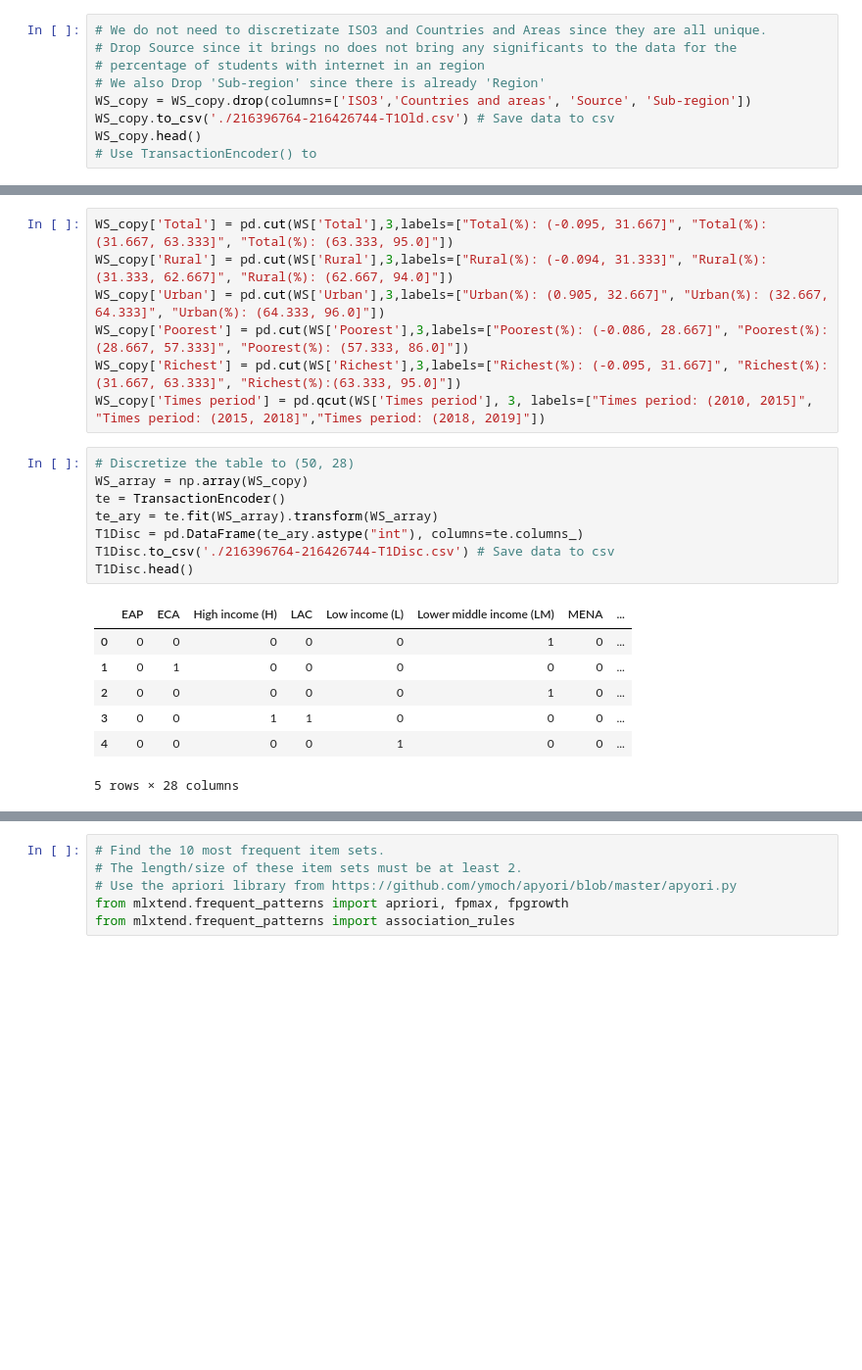
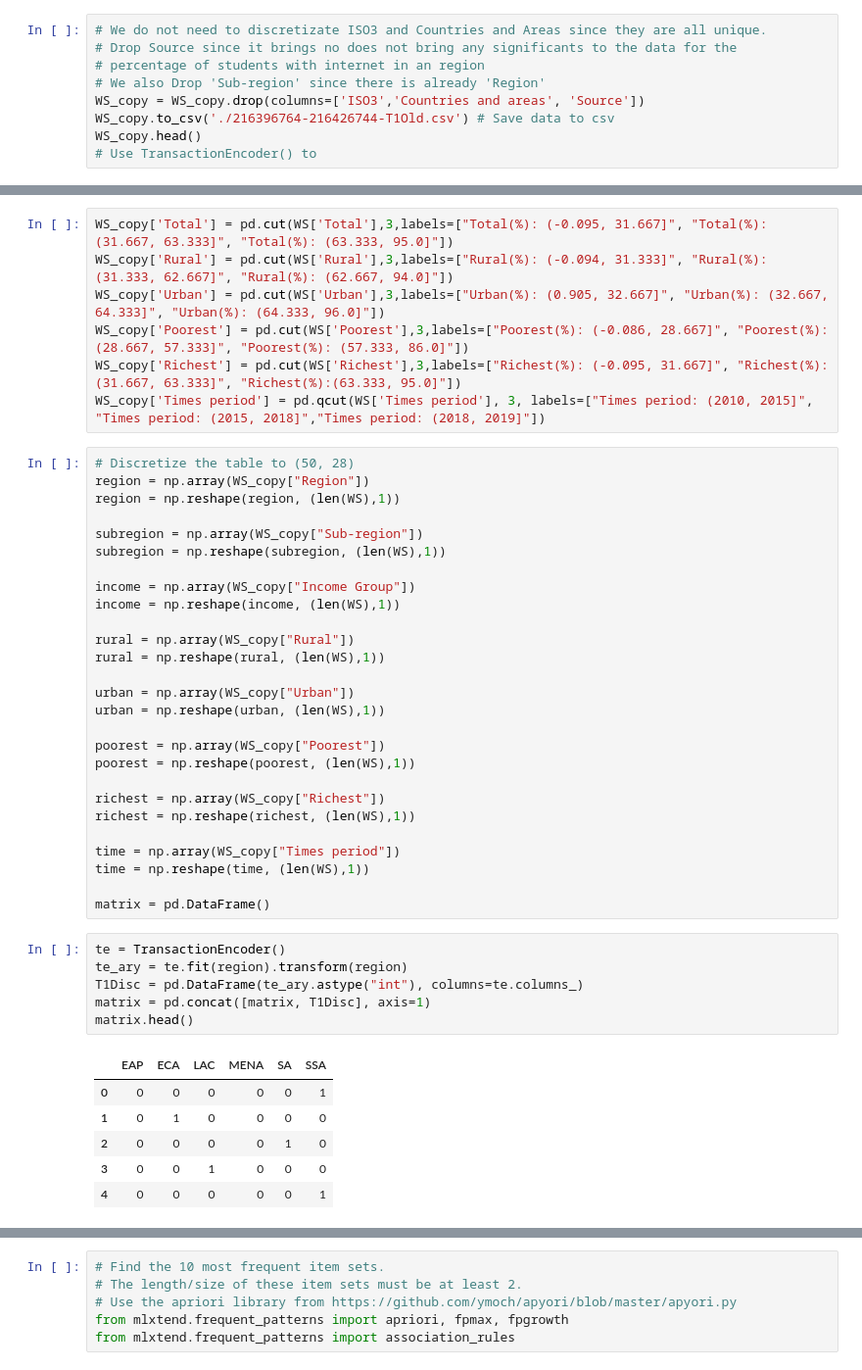
Before and after one commit to Jeffkw213/EECS4412, a Jupyter notebook: phase3/Part_3.ipynb, the cells around one changed output, grey strips where cells are left out. Shown at 98% size. Cells and saved outputs as stored; diff of their text form; blank space fills up the shorter version.

```diff
--- a/phase3/Part_3.ipynb
+++ b/phase3/Part_3.ipynb
@@ -51,7 +51,7 @@ WS_copy = WS.copy(deep=True)
 # Drop Source since it brings no does not bring any significants to the data for the
 # percentage of students with internet in an region
 # We also Drop 'Sub-region' since there is already 'Region'
-WS_copy = WS_copy.drop(columns=['ISO3','Countries and areas', 'Source', 'Sub-region'])
+WS_copy = WS_copy.drop(columns=['ISO3','Countries and areas', 'Source'])
 WS_copy.to_csv('./216396764-216426744-T1Old.csv') # Save data to csv
 WS_copy.head()
 # Use TransactionEncoder() to
@@ -171,19 +171,43 @@ WS_copy['Urban'] = pd.cut(WS['Urban'],3,labels=["Urban(%): (0.905, 32.667]", "Ur
 WS_copy['Poorest'] = pd.cut(WS['Poorest'],3,labels=["Poorest(%): (-0.086, 28.667]", "Poorest(%): (28.667, 57.333]", "Poorest(%): (57.333, 86.0]"])
 WS_copy['Richest'] = pd.cut(WS['Richest'],3,labels=["Richest(%): (-0.095, 31.667]", "Richest(%): (31.667, 63.333]", "Richest(%):(63.333, 95.0]"])
 WS_copy['Times period'] = pd.qcut(WS['Times period'], 3, labels=["Times period: (2010, 2015]", "Times period: (2015, 2018]","Times period: (2018, 2019]"])
+# %%
+# Discretize the table to (50, 28)
+region = np.array(WS_copy["Region"])
+region = np.reshape(region, (len(WS),1))
+
+subregion = np.array(WS_copy["Sub-region"])
+subregion = np.reshape(subregion, (len(WS),1))
+
+income = np.array(WS_copy["Income Group"])
+income = np.reshape(income, (len(WS),1))
+
+rural = np.array(WS_copy["Rural"])
+rural = np.reshape(rural, (len(WS),1))
+
+urban = np.array(WS_copy["Urban"])
+urban = np.reshape(urban, (len(WS),1))
+
+poorest = np.array(WS_copy["Poorest"])
+poorest = np.reshape(poorest, (len(WS),1))
+
+richest = np.array(WS_copy["Richest"])
+richest = np.reshape(richest, (len(WS),1))
+
+time = np.array(WS_copy["Times period"])
+time = np.reshape(time, (len(WS),1))
+
+matrix = pd.DataFrame()
 # %%
-# Discretize the table to (50, 28)
-WS_array = np.array(WS_copy)
 te = TransactionEncoder()
-te_ary = te.fit(WS_array).transform(WS_array)
+te_ary = te.fit(region).transform(region)
 T1Disc = pd.DataFrame(te_ary.astype("int"), columns=te.columns_)
-T1Disc.to_csv('./216396764-216426744-T1Disc.csv') # Save data to csv
-T1Disc.head()
+matrix = pd.concat([matrix, T1Disc], axis=1)
+matrix.head()
 # %% [output]
-|  | EAP | ECA | High income (H) | LAC | Low income (L) | Lower middle income (LM) | MENA | ... |
-| 0 | 0 | 0 | 0 | 0 | 0 | 1 | 0 | ... |
-| 1 | 0 | 1 | 0 | 0 | 0 | 0 | 0 | ... |
-| 2 | 0 | 0 | 0 | 0 | 0 | 1 | 0 | ... |
-| 3 | 0 | 0 | 1 | 1 | 0 | 0 | 0 | ... |
-| 4 | 0 | 0 | 0 | 0 | 1 | 0 | 0 | ... |
+|  | EAP | ECA | LAC | MENA | SA | SSA |
+| 0 | 0 | 0 | 0 | 0 | 0 | 1 |
+| 1 | 0 | 1 | 0 | 0 | 0 | 0 |
+| 2 | 0 | 0 | 0 | 0 | 1 | 0 |
+| 3 | 0 | 0 | 1 | 0 | 0 | 0 |
+| 4 | 0 | 0 | 0 | 0 | 0 | 1 |
-5 rows × 28 columns
```
Also changed, not shown: parts of 23 cells of this notebook, 9 other files.
